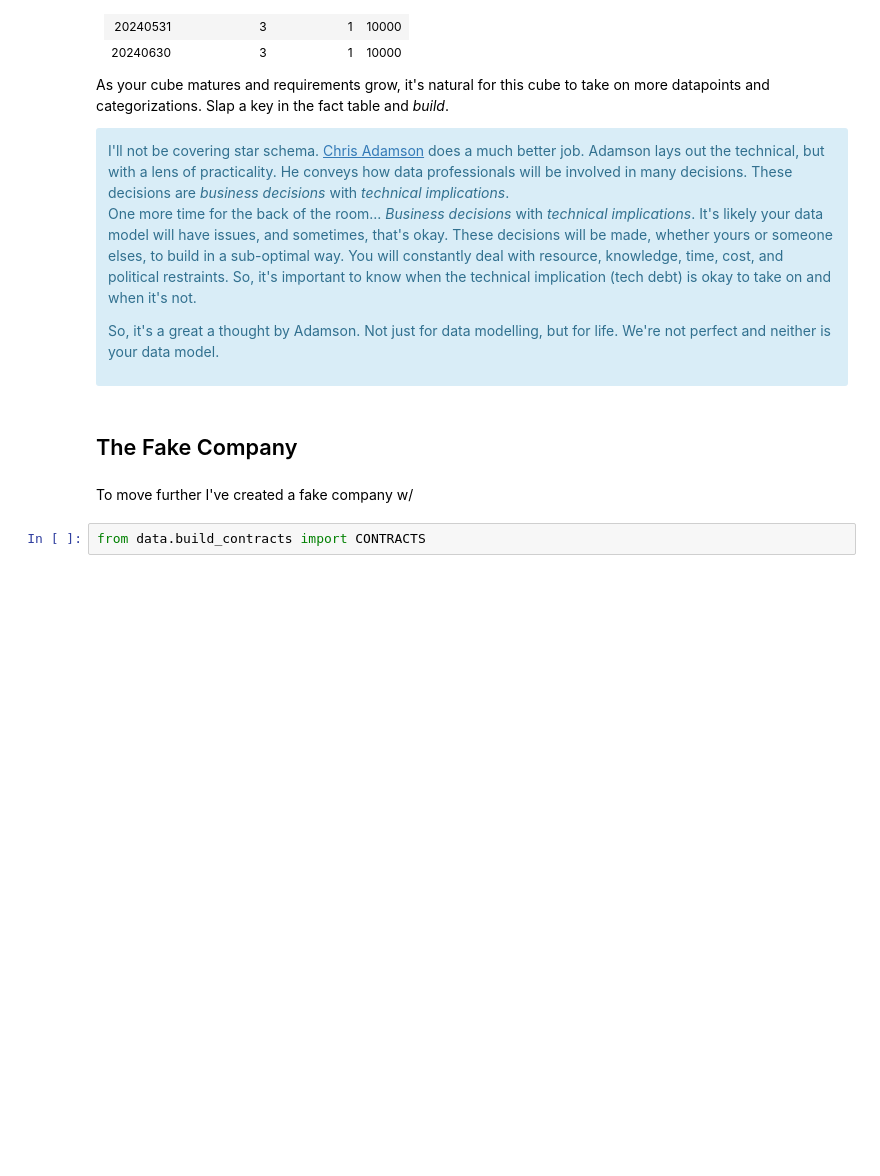
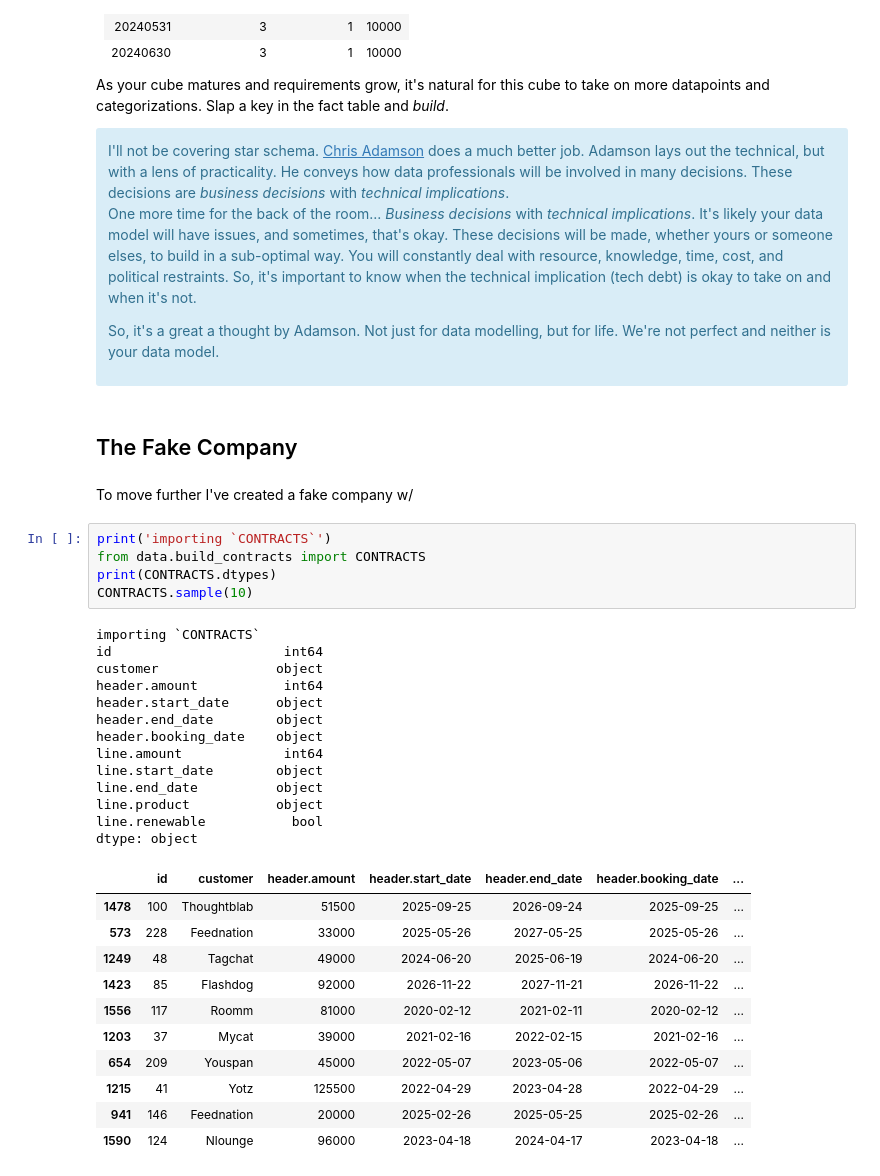
Before and after one commit to Curts0/arr_data_professional, a Jupyter notebook: 5-the-customer-cube.ipynb, the cells around one changed output. Cells and saved outputs as stored; diff of their text form; blank space fills up the shorter version.

```diff
--- a/5-the-customer-cube.ipynb
+++ b/5-the-customer-cube.ipynb
@@ -58,5 +58,33 @@ So, it's a great a thought by Adamson. Not just for data modelling, but for life
 ## The Fake Company
 # %% [markdown]
 To move further I've created a fake company w/
-# %%
-from data.build_contracts import CONTRACTS
+# %%
+print('importing `CONTRACTS`')
+from data.build_contracts import CONTRACTS
+print(CONTRACTS.dtypes)
+CONTRACTS.sample(10)
+# %% [output]
+importing `CONTRACTS`
+id                      int64
+customer               object
+header.amount           int64
+header.start_date      object
+header.end_date        object
+header.booking_date    object
+line.amount             int64
+line.start_date        object
+line.end_date          object
+line.product           object
+line.renewable           bool
+dtype: object
+|  | id | customer | header.amount | header.start_date | header.end_date | header.booking_date | ... |
+| 1478 | 100 | Thoughtblab | 51500 | 2025-09-25 | 2026-09-24 | 2025-09-25 | ... |
+| 573 | 228 | Feednation | 33000 | 2025-05-26 | 2027-05-25 | 2025-05-26 | ... |
+| 1249 | 48 | Tagchat | 49000 | 2024-06-20 | 2025-06-19 | 2024-06-20 | ... |
+| 1423 | 85 | Flashdog | 92000 | 2026-11-22 | 2027-11-21 | 2026-11-22 | ... |
+| 1556 | 117 | Roomm | 81000 | 2020-02-12 | 2021-02-11 | 2020-02-12 | ... |
+| 1203 | 37 | Mycat | 39000 | 2021-02-16 | 2022-02-15 | 2021-02-16 | ... |
+| 654 | 209 | Youspan | 45000 | 2022-05-07 | 2023-05-06 | 2022-05-07 | ... |
+| 1215 | 41 | Yotz | 125500 | 2022-04-29 | 2023-04-28 | 2022-04-29 | ... |
+| 941 | 146 | Feednation | 20000 | 2025-02-26 | 2025-05-25 | 2025-02-26 | ... |
+| 1590 | 124 | Nlounge | 96000 | 2023-04-18 | 2024-04-17 | 2023-04-18 | ... |
```
Also changed, not shown: 8 other files.
